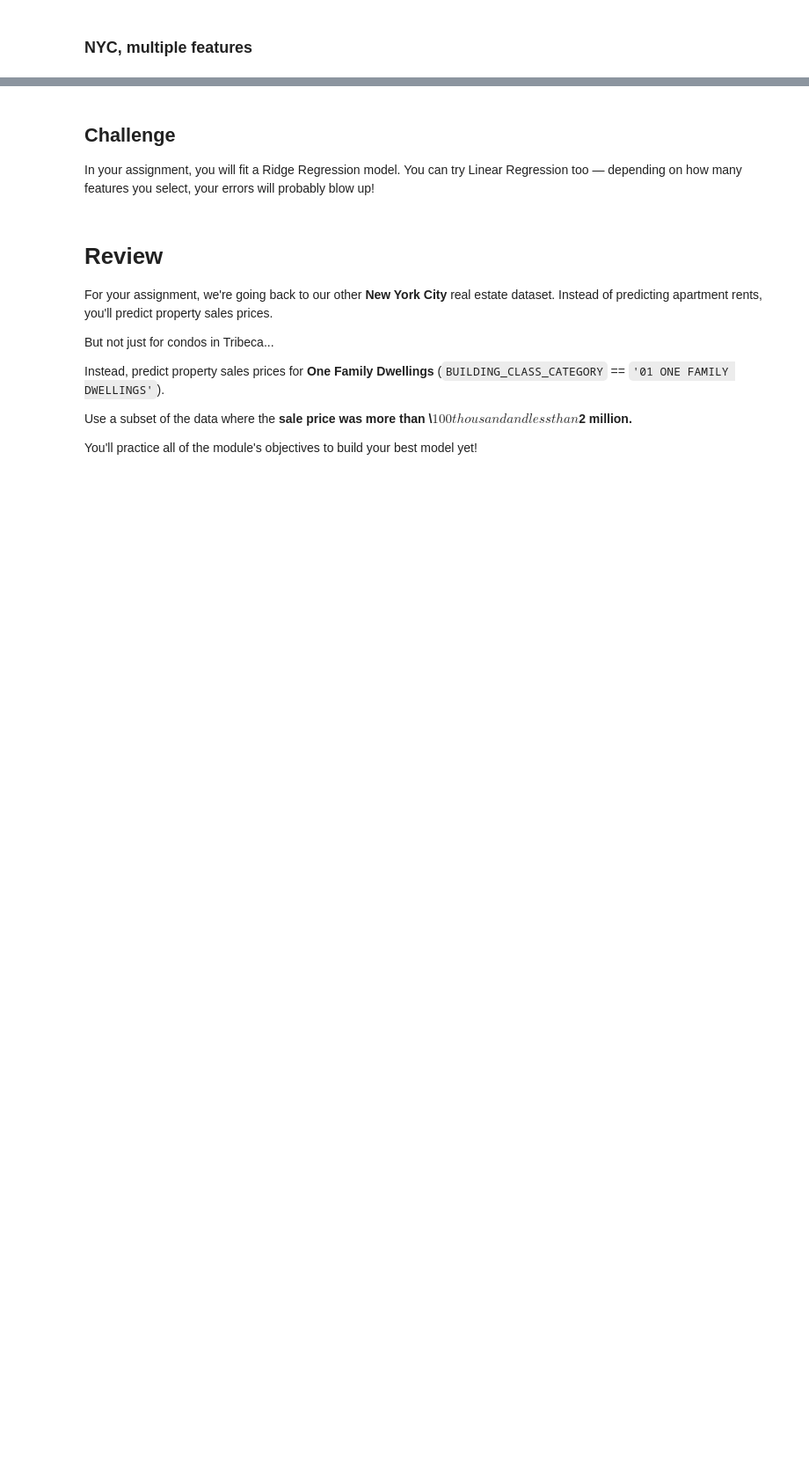
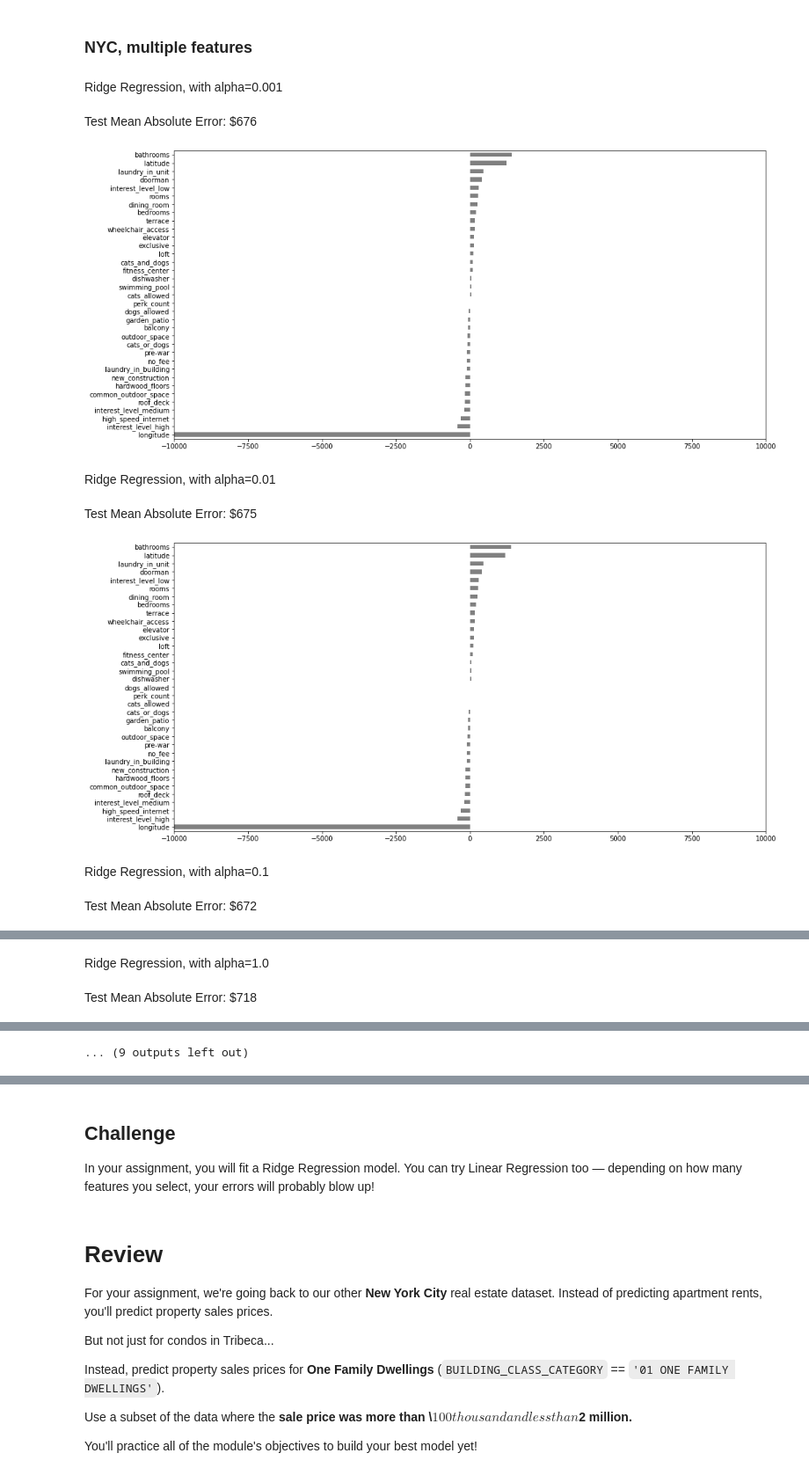
Before and after one commit to bloominstituteoftechnology/DS-Unit-2-Linear-Models, a Jupyter notebook: module3-ridge-regression/LS_DS_213.ipynb, the cells around one changed output, grey strips where cells are left out. Shown: that part at 88% size. Drawn from its saved outputs; the diff is of its cells as text; code cells hidden in the pictures; blank space fills up the shorter version.

```diff
--- a/module3-ridge-regression/LS_DS_213.ipynb
+++ b/module3-ridge-regression/LS_DS_213.ipynb
@@ -603,19 +842,28 @@ for alpha in [0.001, 0.01, 0.1, 1.0, 10.0, 100.0]:
 # %%
 for alpha in [0.001, 0.01, 0.1, 1.0, 1, 100.0, 1000.0]:
 
     # Fit Ridge Regression model
     display(HTML(f'Ridge Regression, with alpha={alpha}'))
     model = Ridge(alpha=alpha, normalize=True)
-    model.fit(X_train, y_train)
-    y_pred = model.predict(X_test)
+    model.fit(X_train_eng, y_train)
+    y_pred = model.predict(X_test_eng)
 
     # Get Test MAE
     mae = mean_absolute_error(y_test, y_pred)
     display(HTML(f'Test Mean Absolute Error: ${mae:,.0f}'))
 
     # Plot coefficients
-    coefficients = pd.Series(model.coef_, X_train.columns)
+    coefficients = pd.Series(model.coef_, X_train_eng.columns)
     plt.figure(figsize=(16,8))
     coefficients.sort_values().plot.barh(color='grey')
-    plt.xlim(-400,700)
+    plt.xlim(-10000,10000)
     plt.show()
+# %% [output]
+Ridge Regression, with alpha=0.001
+Test Mean Absolute Error: $676
+[figure, added]
+Ridge Regression, with alpha=0.01
+Test Mean Absolute Error: $675
+[figure, added]
+Ridge Regression, with alpha=0.1
+Test Mean Absolute Error: $672
@@ -621,0 +871,2 @@ for alpha in [0.001, 0.01, 0.1, 1.0, 1, 100.0, 1000.0]:
+Ridge Regression, with alpha=1.0
+Test Mean Absolute Error: $718
@@ -622,3 +874,4 @@ for alpha in [0.001, 0.01, 0.1, 1.0, 1, 100.0, 1000.0]:
+... (9 outputs left out)
 # %% [markdown]
 ### Regularization just means "add bias"
 
```
Also changed, not shown: parts of 37 cells of this notebook, 1 other file.
